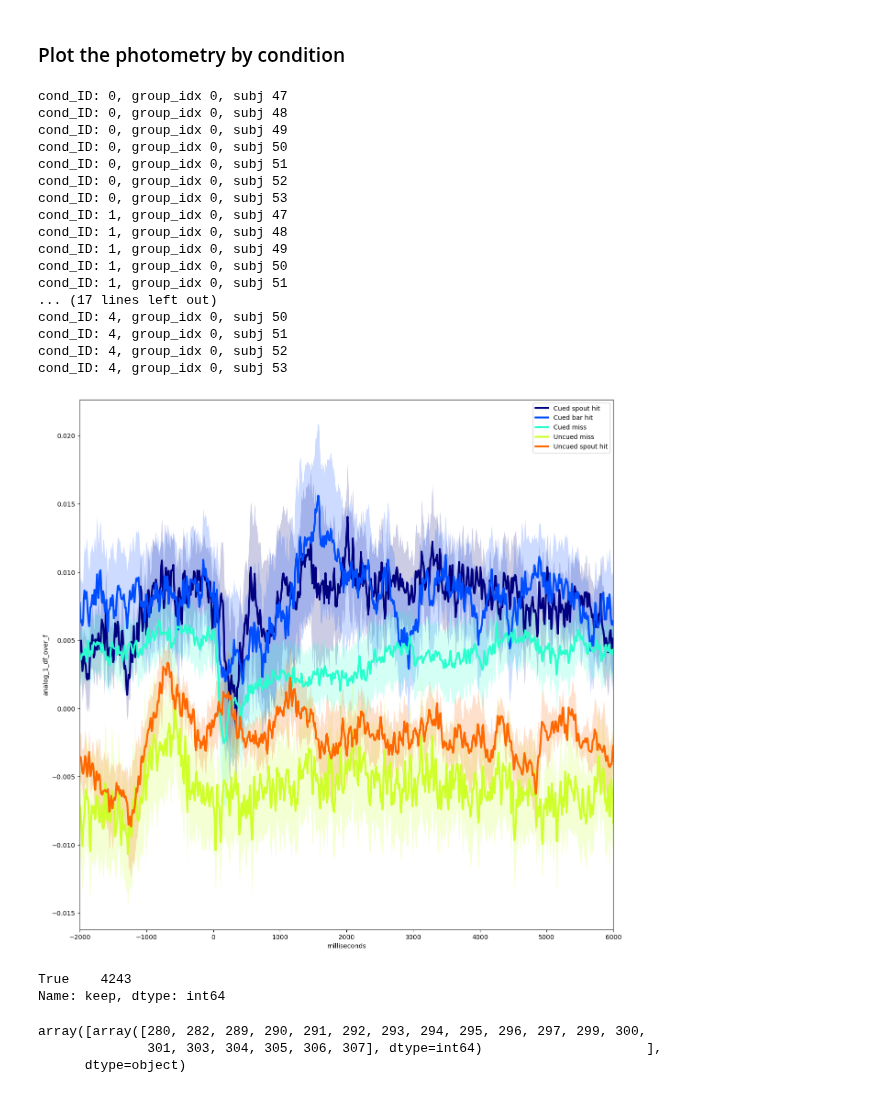
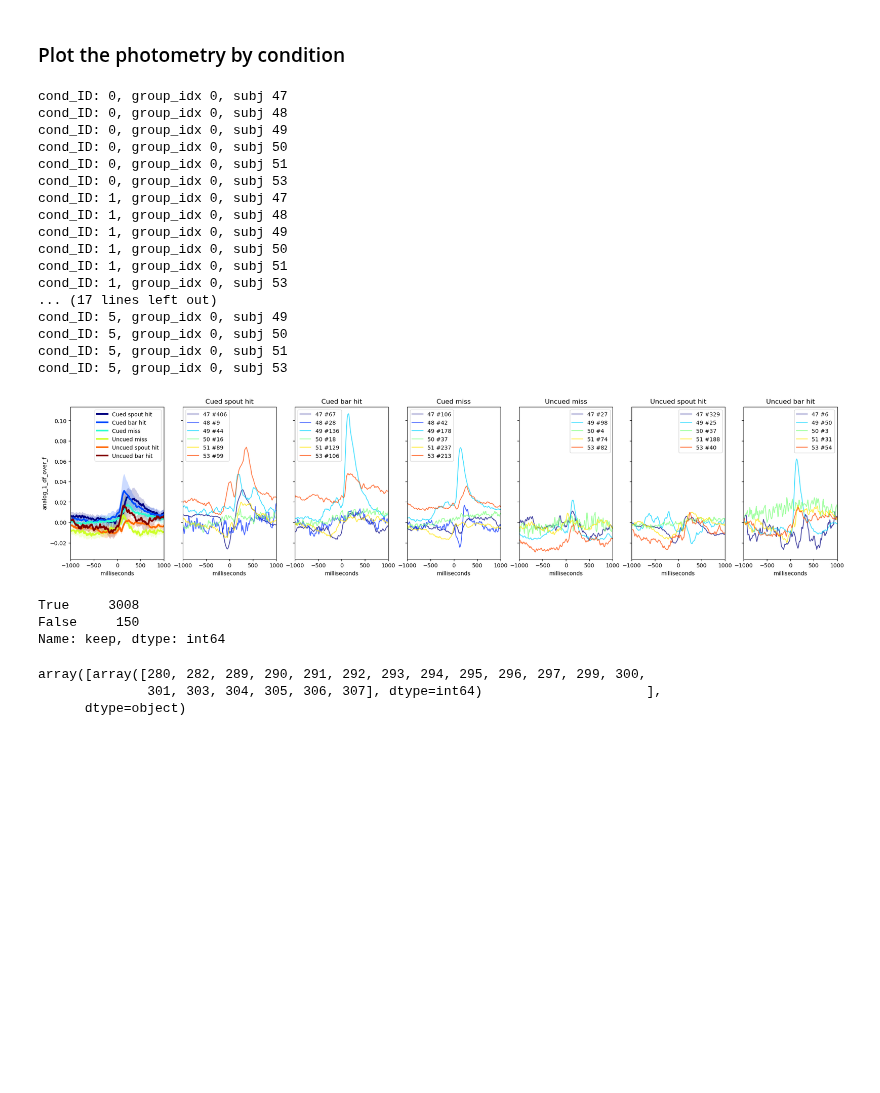
Before and after one commit to juliencarponcy/trialexp, a Jupyter notebook: notebooks/workflow_pyPhotometry.ipynb, the cells around one changed output. Drawn from its saved outputs; the diff is of its cells as text; code cells hidden in the pictures; blank space fills up the shorter version.

```diff
--- a/notebooks/workflow_pyPhotometry.ipynb
+++ b/notebooks/workflow_pyPhotometry.ipynb
@@ -299,43 +270,44 @@ cont_dataset.filter_subjects([0,1])
 # %%
 # if this was not set at creation
 cont_dataset.set_trial_window([-2, 6], 's')
 
 cont_dataset.lineplot(
     vars = ['analog_1_df_over_f'],
-    time_lim = [-2000, 6000],
+    time_lim = [-1000, 1000],
     time_unit = 'milliseconds',
     ylim =  None,# [[-0.004, 0.006]],#[[-0.03, 0.1]],#,[-0.005, 0.007]],#[[-0.001, 0.0011],[-0.001, 0.0011]],
     error = True,
     colormap = 'jet',
     legend = True,
-    plot_subjects = False,
+    plot_subjects = True,
     plot_groups = True,
-    figsize = (15, 15),
+    figsize = (25, 5),
     dpi = 100,
     verbose = True)
 
 # Return a count of overall number of trials
 cont_dataset.metadata_df['keep'].value_counts()
 # %% [output]
 cond_ID: 0, group_idx 0, subj 47
 cond_ID: 0, group_idx 0, subj 48
 cond_ID: 0, group_idx 0, subj 49
 cond_ID: 0, group_idx 0, subj 50
 cond_ID: 0, group_idx 0, subj 51
-cond_ID: 0, group_idx 0, subj 52
 cond_ID: 0, group_idx 0, subj 53
 cond_ID: 1, group_idx 0, subj 47
 cond_ID: 1, group_idx 0, subj 48
 cond_ID: 1, group_idx 0, subj 49
 cond_ID: 1, group_idx 0, subj 50
 cond_ID: 1, group_idx 0, subj 51
+cond_ID: 1, group_idx 0, subj 53
 ... (17 lines left out)
-cond_ID: 4, group_idx 0, subj 50
-cond_ID: 4, group_idx 0, subj 51
-cond_ID: 4, group_idx 0, subj 52
-cond_ID: 4, group_idx 0, subj 53
+cond_ID: 5, group_idx 0, subj 49
+cond_ID: 5, group_idx 0, subj 50
+cond_ID: 5, group_idx 0, subj 51
+cond_ID: 5, group_idx 0, subj 53
-[figure, old version]
+[figure, new version]
-True    4243
+True     3008
+False     150
 Name: keep, dtype: int64
 # %%
 cont_dataset.get_groups()
```
Also changed, not shown: parts of 5 cells of this notebook, 4 other files.
